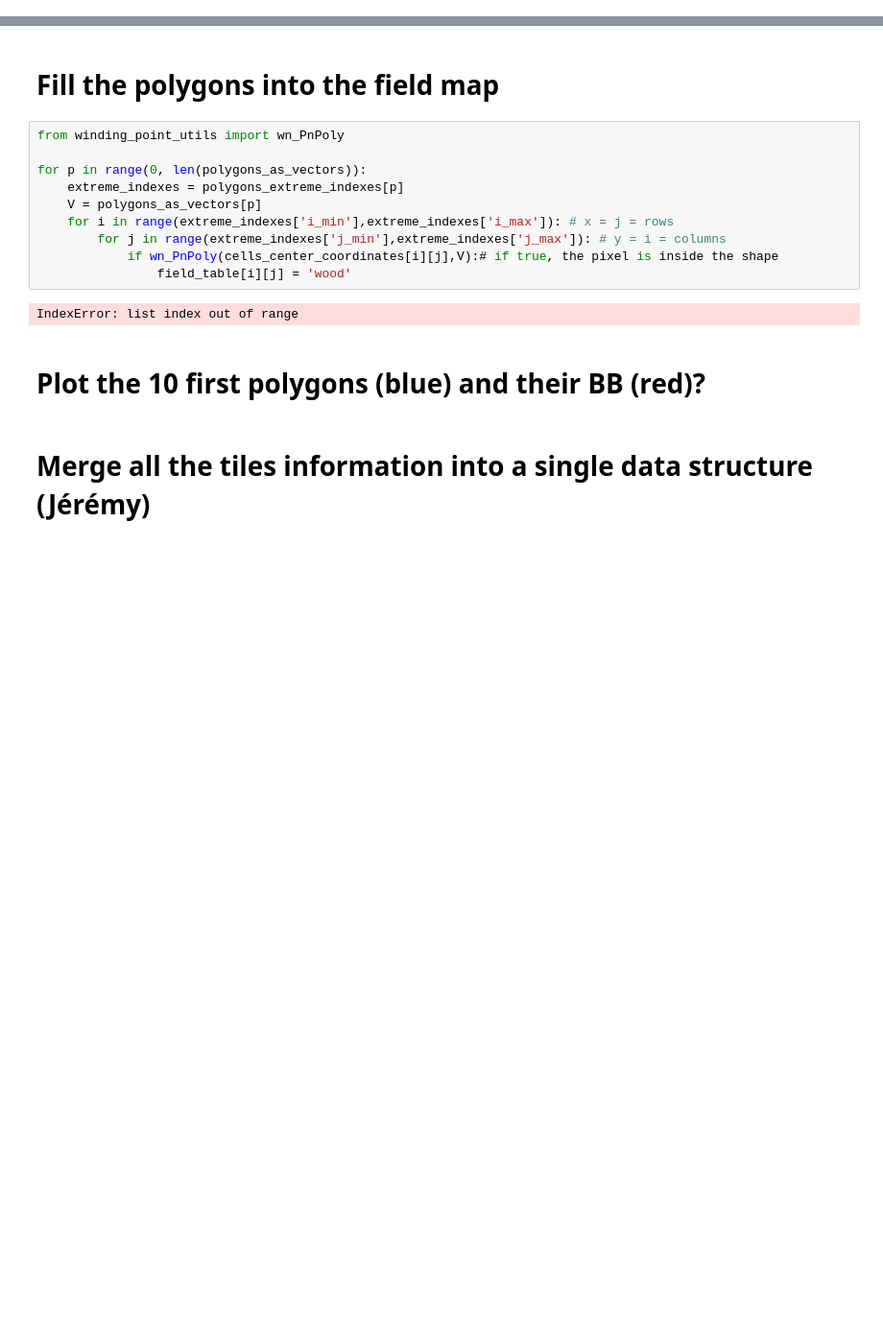
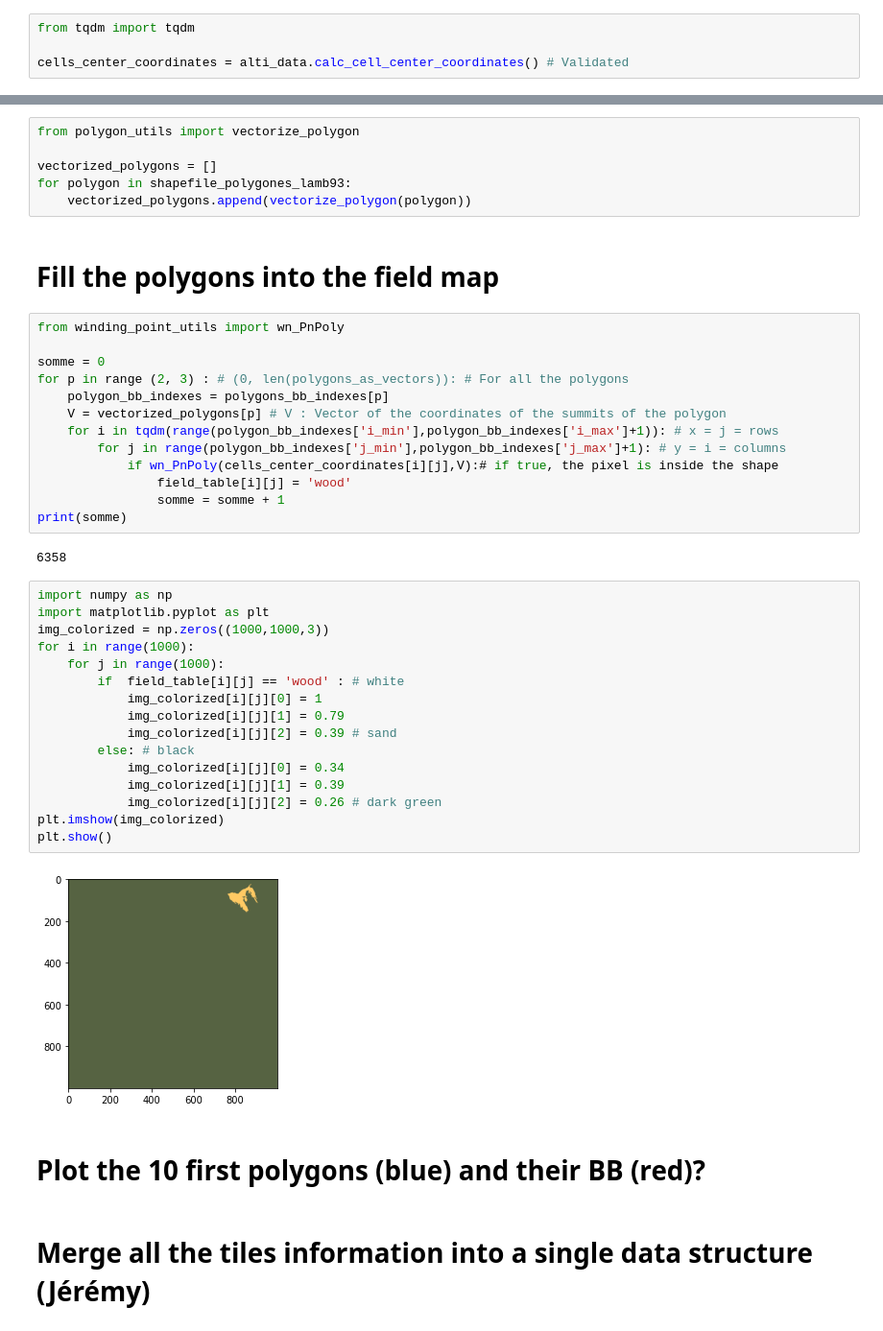
Before and after one commit to will-afs/WazeTT, a Jupyter notebook: src/main_notebook_sprint_3a.ipynb, the cells around one changed output, grey strips where cells are left out. Shown at 96% size. Saved outputs shown, nothing was run; the diff lists cells and outputs as text; blank space fills up the shorter version.

Commit message:
Managed to project polygon onto 2D table.

```diff
--- a/src/main_notebook_sprint_3a.ipynb
+++ b/src/main_notebook_sprint_3a.ipynb
@@ -192,2 +201,6 @@ for row in range(len(cells_center_coordinates)):
+# %%
+from tqdm import tqdm
+
+cells_center_coordinates = alti_data.calc_cell_center_coordinates() # Validated
 # %% [markdown]
 # Vectorize polygons
@@ -216,17 +207,44 @@ polygons_as_vectors
+# %%
+from polygon_utils import vectorize_polygon
+
+vectorized_polygons = []
+for polygon in shapefile_polygones_lamb93:
+    vectorized_polygons.append(vectorize_polygon(polygon))
 # %% [markdown]
 # Fill the polygons into the field map
 # %%
 from winding_point_utils import wn_PnPoly
 
-for p in range(0, len(polygons_as_vectors)):
-    extreme_indexes = polygons_extreme_indexes[p]
-    V = polygons_as_vectors[p]
-    for i in range(extreme_indexes['i_min'],extreme_indexes['i_max']): # x = j = rows
-        for j in range(extreme_indexes['j_min'],extreme_indexes['j_max']): # y = i = columns
+somme = 0
+for p in range (2, 3) : # (0, len(polygons_as_vectors)): # For all the polygons
+    polygon_bb_indexes = polygons_bb_indexes[p]
+    V = vectorized_polygons[p] # V : Vector of the coordinates of the summits of the polygon
+    for i in tqdm(range(polygon_bb_indexes['i_min'],polygon_bb_indexes['i_max']+1)): # x = j = rows
+        for j in range(polygon_bb_indexes['j_min'],polygon_bb_indexes['j_max']+1): # y = i = columns
             if wn_PnPoly(cells_center_coordinates[i][j],V):# if true, the pixel is inside the shape
                 field_table[i][j] = 'wood'
+                somme = somme + 1
+print(somme)
 # %% [output]
-IndexError: list index out of range
+6358
+# %%
+import numpy as np
+import matplotlib.pyplot as plt
+img_colorized = np.zeros((1000,1000,3))
+for i in range(1000):
+    for j in range(1000):
+        if  field_table[i][j] == 'wood' : # white
+            img_colorized[i][j][0] = 1
+            img_colorized[i][j][1] = 0.79
+            img_colorized[i][j][2] = 0.39 # sand
+        else: # black
+            img_colorized[i][j][0] = 0.34
+            img_colorized[i][j][1] = 0.39
+            img_colorized[i][j][2] = 0.26 # dark green
+plt.imshow(img_colorized)
+plt.show()
+# %% [output]
+[figure, added]
 # %% [markdown]
 # Plot the 10 first polygons (blue) and their BB (red)?
 # %% [markdown]
```
Also changed, not shown: parts of 16 cells of this notebook, 10 other files.
